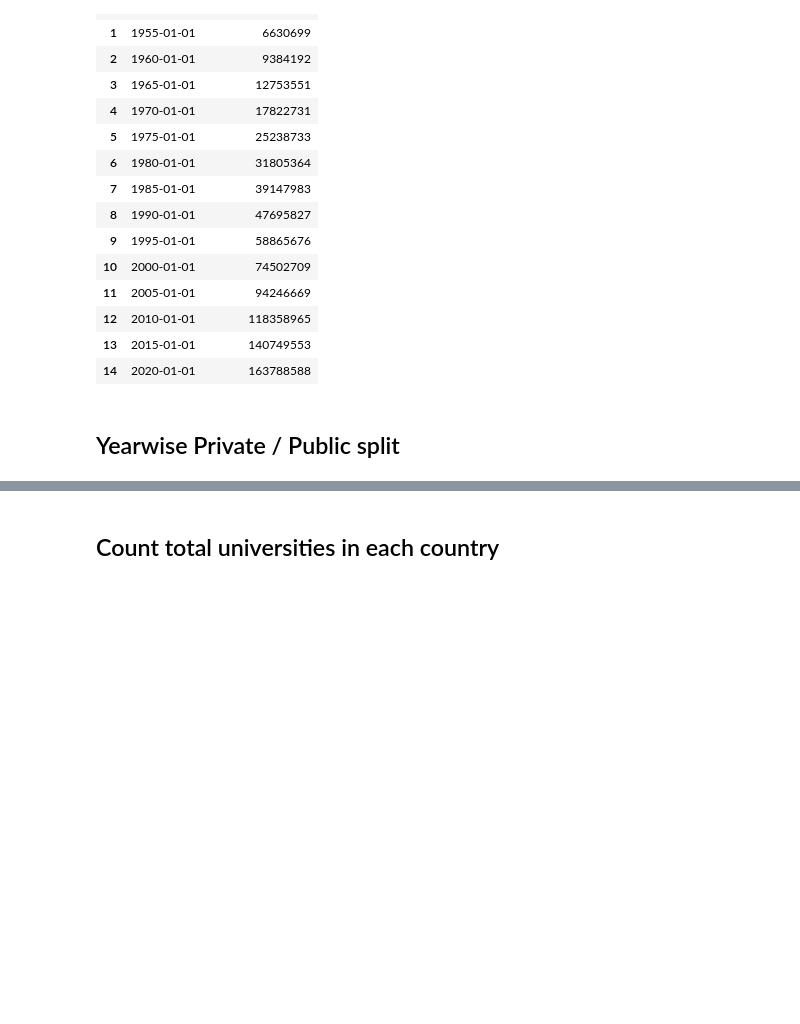
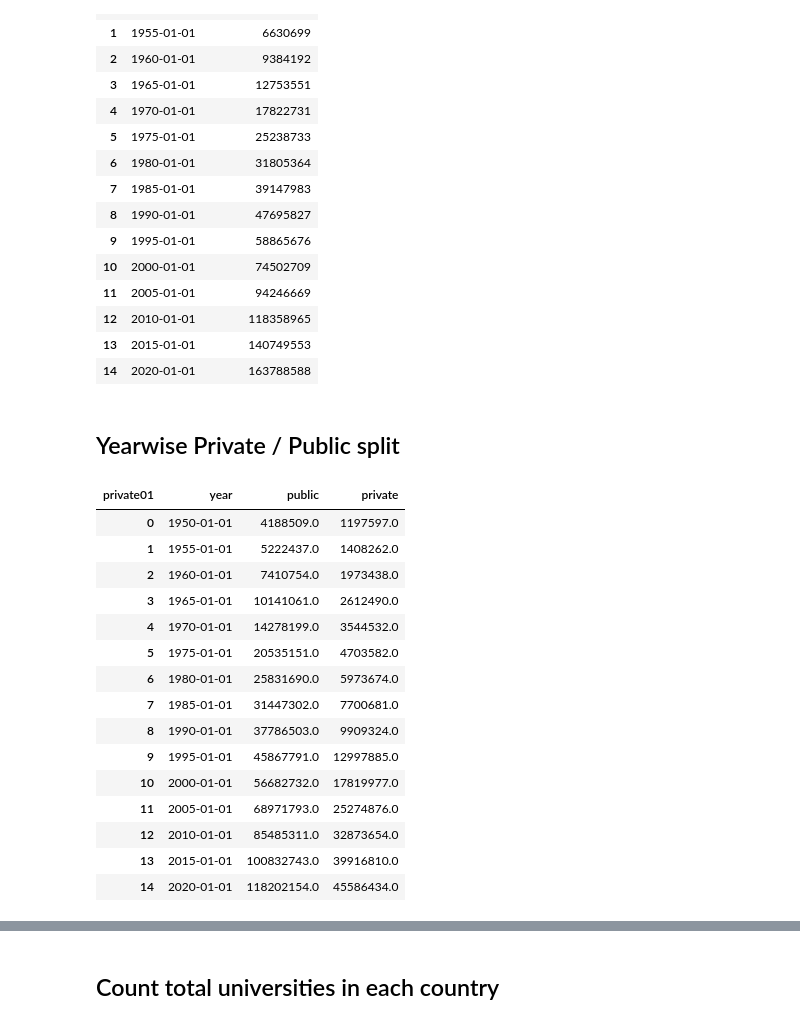
Before and after one commit to hannanmustajab/University-Enrolment-Dashboad-D3.js-, a Jupyter notebook: DV-Preprocessing.ipynb, the cells around one changed output, grey strips where cells are left out. Cells and saved outputs as stored; diff of their text form; code cells hidden in the pictures; blank space fills up the shorter version.

```diff
--- a/DV-Preprocessing.ipynb
+++ b/DV-Preprocessing.ipynb
@@ -238,4 +237,22 @@ year_wise
 # %%
 private_public_by_year = df.groupby(['year', 'private01'])['Number of Student'].agg('sum').unstack(1).reset_index()
 private_public_by_year = private_public_by_year.rename(columns = {0.0:'public',1.0:'private'})
 private_public_by_year.to_csv('csv/processed/private_by_year.csv',index=False)
+private_public_by_year
+# %% [output]
+| private01 | year | public | private |
+| 0 | 1950-01-01 | 4188509.0 | 1197597.0 |
+| 1 | 1955-01-01 | 5222437.0 | 1408262.0 |
+| 2 | 1960-01-01 | 7410754.0 | 1973438.0 |
+| 3 | 1965-01-01 | 10141061.0 | 2612490.0 |
+| 4 | 1970-01-01 | 14278199.0 | 3544532.0 |
+| 5 | 1975-01-01 | 20535151.0 | 4703582.0 |
+| 6 | 1980-01-01 | 25831690.0 | 5973674.0 |
+| 7 | 1985-01-01 | 31447302.0 | 7700681.0 |
+| 8 | 1990-01-01 | 37786503.0 | 9909324.0 |
+| 9 | 1995-01-01 | 45867791.0 | 12997885.0 |
+| 10 | 2000-01-01 | 56682732.0 | 17819977.0 |
+| 11 | 2005-01-01 | 68971793.0 | 25274876.0 |
+| 12 | 2010-01-01 | 85485311.0 | 32873654.0 |
+| 13 | 2015-01-01 | 100832743.0 | 39916810.0 |
+| 14 | 2020-01-01 | 118202154.0 | 45586434.0 |
```
Also changed, not shown: parts of 11 cells of this notebook, 3 other files.
